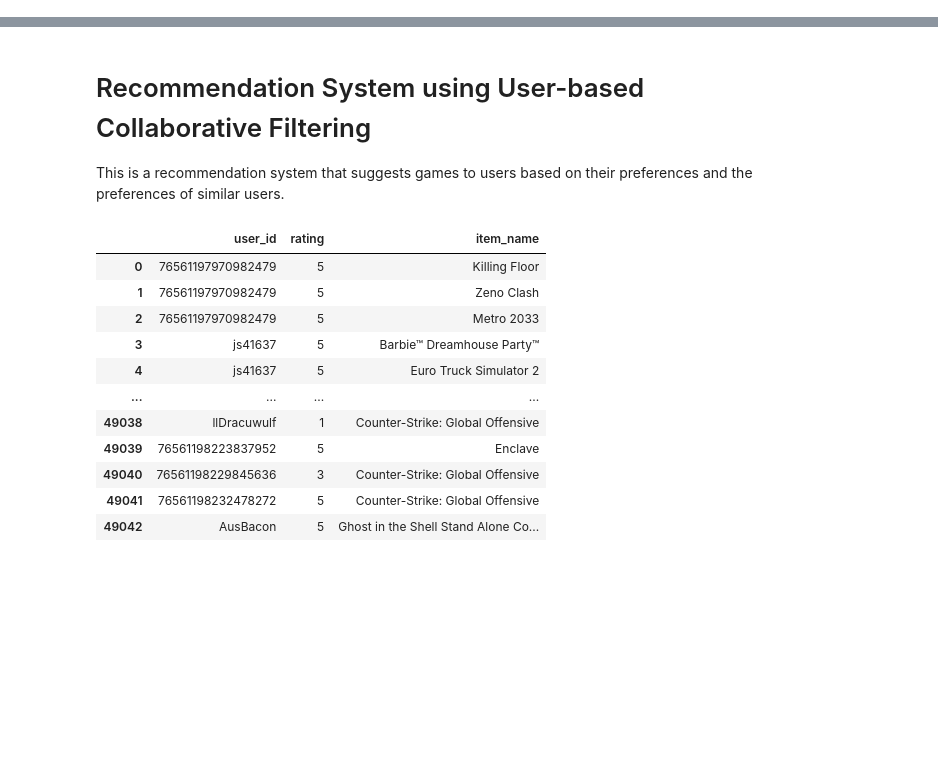
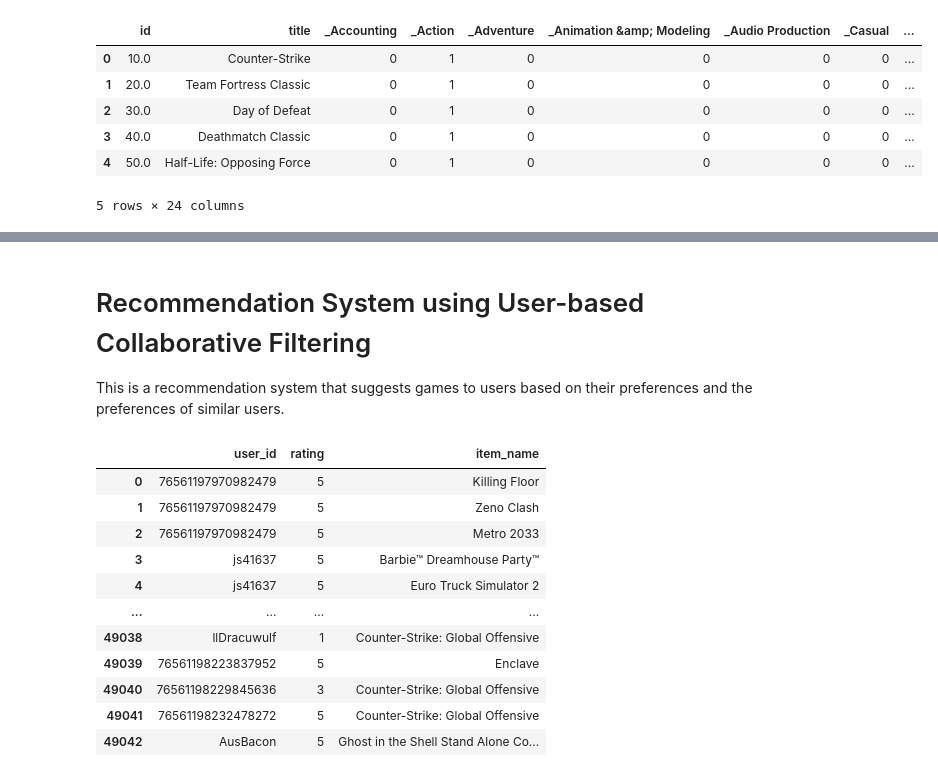
Before and after one commit to ga-romu/PI-MLOps-steam-recs, a Jupyter notebook: notebooks/05_ML_recs_model.ipynb, the cells around one changed output, grey strips where cells are left out. Drawn from its saved outputs; the diff is of its cells as text; code cells hidden in the pictures; blank space fills up the shorter version.

```diff
--- a/notebooks/05_ML_recommendation_model.ipynb
+++ b/notebooks/05_ML_recs_model.ipynb
@@ -0,0 +24,15 @@
+# %%
+#create dummies
+df_item_rec = pd.get_dummies(df_item_rec, columns=['genres'], prefix='')
+
+df_item_rec = df_item_rec.groupby(['id', 'title']).sum().reset_index()
+
+df_item_rec.head()
+# %% [output]
+|  | id | title | _Accounting | _Action | _Adventure | _Animation &amp; Modeling | _Audio Production | _Casual | ... |
+| 0 | 10.0 | Counter-Strike | 0 | 1 | 0 | 0 | 0 | 0 | ... |
+| 1 | 20.0 | Team Fortress Classic | 0 | 1 | 0 | 0 | 0 | 0 | ... |
+| 2 | 30.0 | Day of Defeat | 0 | 1 | 0 | 0 | 0 | 0 | ... |
+| 3 | 40.0 | Deathmatch Classic | 0 | 1 | 0 | 0 | 0 | 0 | ... |
+| 4 | 50.0 | Half-Life: Opposing Force | 0 | 1 | 0 | 0 | 0 | 0 | ... |
+5 rows × 24 columns
```
Also changed, not shown: parts of 21 cells of this notebook, 5 other files.
